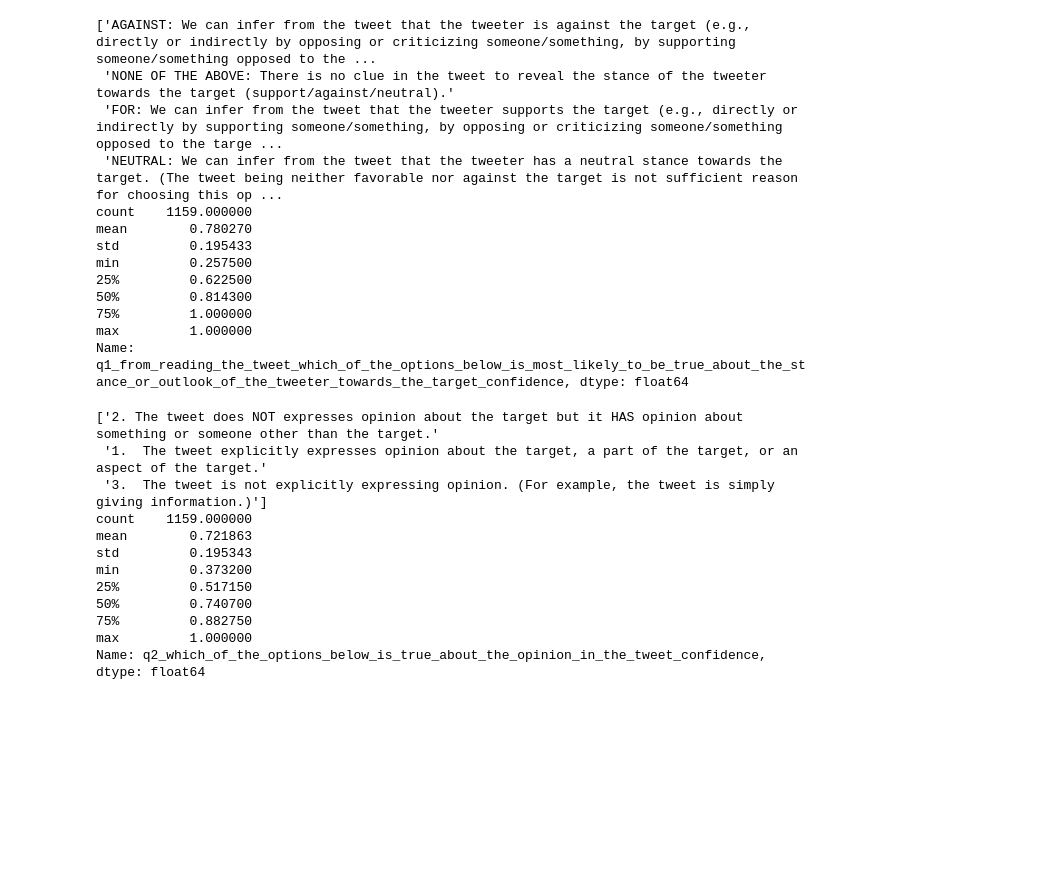
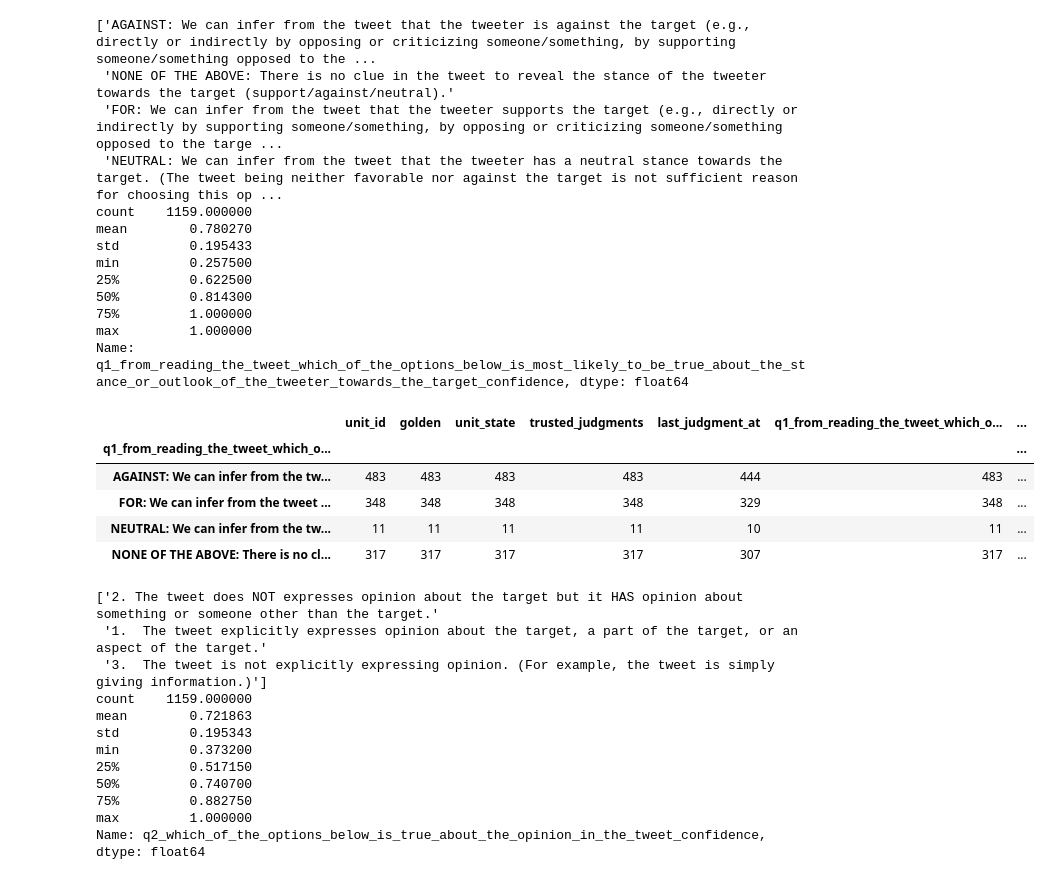
Before and after one commit to amalenkr/NLP--Progressive-issues-sentiment-, a Jupyter notebook: 3- Python/script_erwan.ipynb, the cells around one changed output. Saved outputs shown, nothing was run; the diff lists cells and outputs as text; code cells hidden in the pictures; blank space fills up the shorter version.

```diff
--- a/3- Python/script_erwan.ipynb
+++ b/3- Python/script_erwan.ipynb
@@ -84,8 +84,14 @@ min         0.257500
 max         1.000000
 Name: q1_from_reading_the_tweet_which_of_the_options_below_is_most_likely_to_be_true_about_the_stance_or_outlook_of_the_tweeter_towards_the_target_confidence, dtype: float64
 # %%
-database.groupby(by='q1_from_reading_the_tweet_which_of_the_options_below_is_most_likely_to_be_true_about_the_stance_or_outlook_of_the_tweeter_towards_the_target').plot.bar(y='unit_id')
-plt.show()
+database.groupby(by='q1_from_reading_the_tweet_which_of_the_options_below_is_most_likely_to_be_true_about_the_stance_or_outlook_of_the_tweeter_towards_the_target').count().trans
+# %% [output]
+|  | unit_id | golden | unit_state | trusted_judgments | last_judgment_at | q1_from_reading_the_tweet_which_o... | ... |
+| q1_from_reading_the_tweet_which_o... |  |  |  |  |  |  | ... |
+| AGAINST: We can infer from the tw... | 483 | 483 | 483 | 483 | 444 | 483 | ... |
+| FOR: We can infer from the tweet ... | 348 | 348 | 348 | 348 | 329 | 348 | ... |
+| NEUTRAL: We can infer from the tw... | 11 | 11 | 11 | 11 | 10 | 11 | ... |
+| NONE OF THE ABOVE: There is no cl... | 317 | 317 | 317 | 317 | 307 | 317 | ... |
 # %%
 #Answers to Q2
 print(database['q2_which_of_the_options_below_is_true_about_the_opinion_in_the_tweet'].unique())
```
